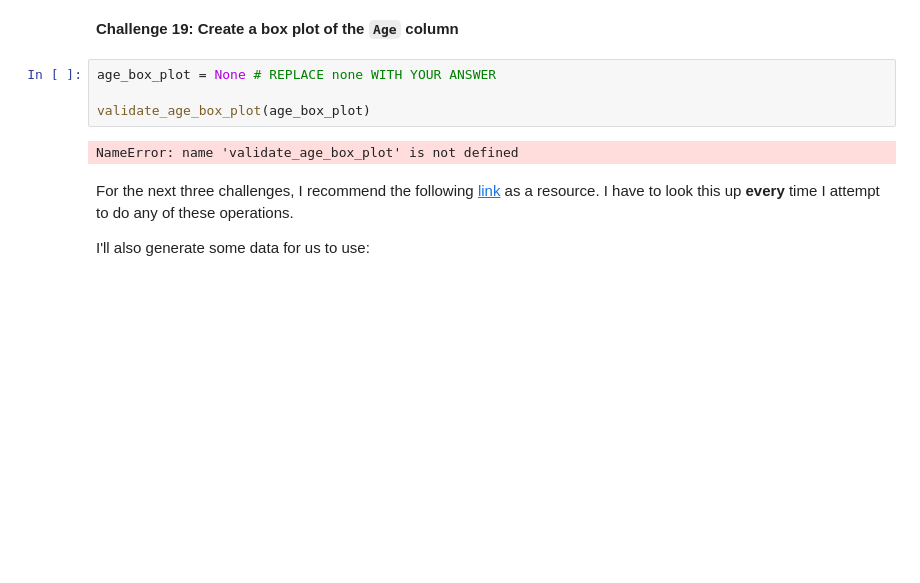
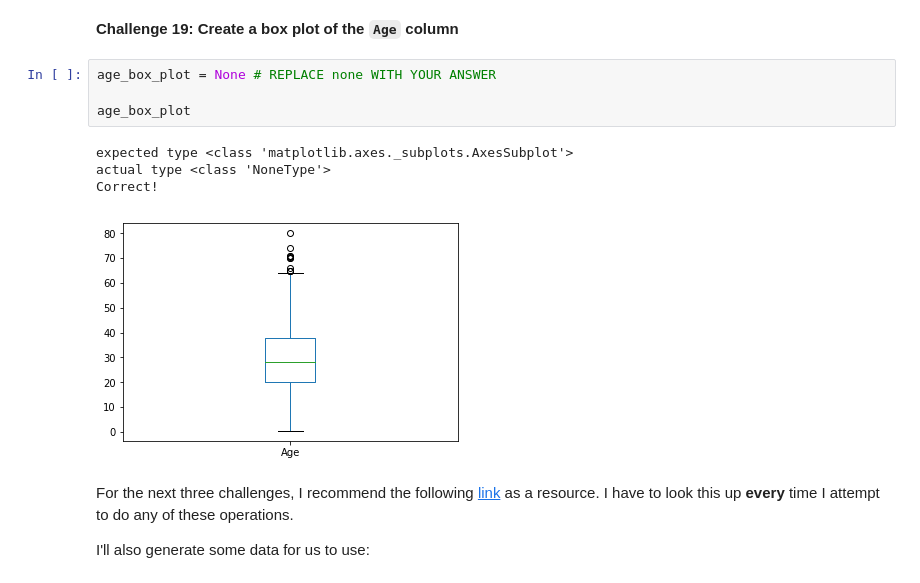
Before and after one commit to GregHilston/ds_pandas_presentation, a Jupyter notebook: Presentation.ipynb, the cells around one changed output. Cells and saved outputs as stored; diff of their text form; blank space fills up the shorter version.

```diff
--- a/Presentation.ipynb
+++ b/Presentation.ipynb
@@ -960,9 +966,12 @@ NameError: name 'validate_age_bar_plot' is not defined
 # %%
 age_box_plot = None # REPLACE none WITH YOUR ANSWER
 
-validate_age_box_plot(age_box_plot)
+age_box_plot
 # %% [output]
-NameError: name 'validate_age_box_plot' is not defined
+expected type <class 'matplotlib.axes._subplots.AxesSubplot'>
+actual type <class 'NoneType'>
+Correct!
+[figure, added]
 # %% [markdown]
 For the next three challenges, I recommend the following [link](https://pandas.pydata.org/pandas-docs/stable/user_guide/merging.html) as a resource. I have to look this up **every** time I attempt to do any of these operations.
 
```
Also changed, not shown: parts of 19 cells of this notebook, 1 other file.
